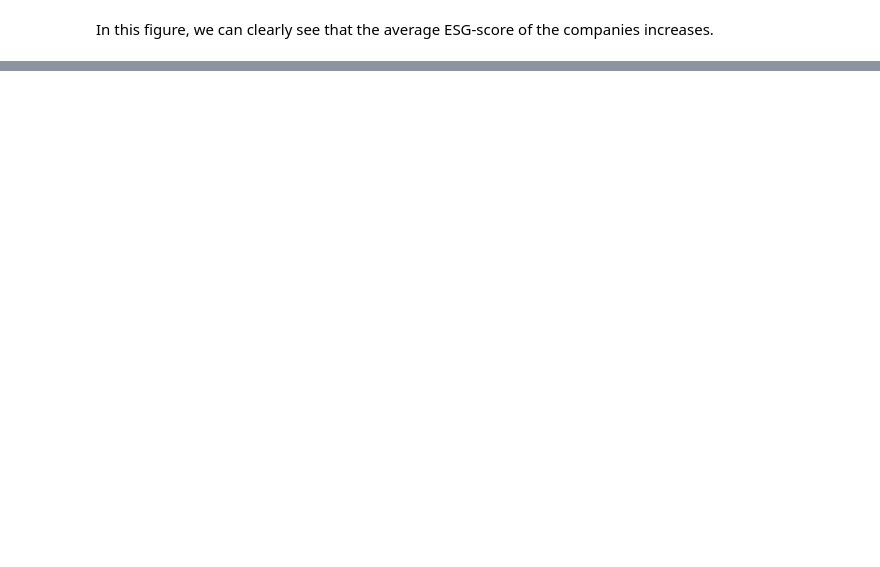
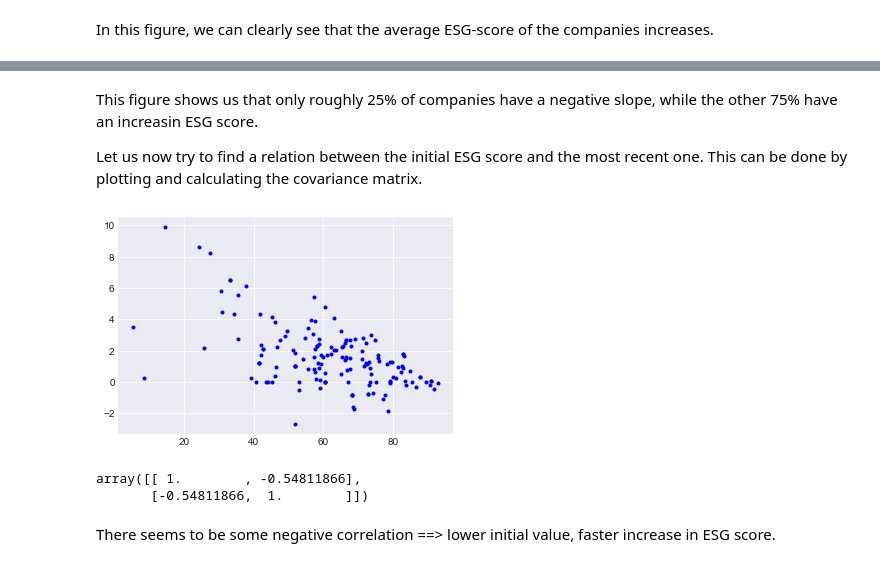
Before and after one commit to AukeVanSighem/ECB-Bond-Purchases, a Jupyter notebook: DataAnalysis.ipynb, the cells around one changed output, grey strips where cells are left out. Drawn from its saved outputs; the diff is of its cells as text; code cells hidden in the pictures; blank space fills up the shorter version.

```diff
--- a/DataAnalysis.ipynb
+++ b/DataAnalysis.ipynb
@@ -406,0 +440,19 @@ In this figure, we can clearly see that the average ESG-score of the companies i
+# %% [markdown]
+This figure shows us that only roughly 25% of companies have a negative slope, while the other 75% have an increasin ESG score.
+
+Let us now try to find a relation between the initial ESG score and the most recent one. This can be done by plotting and calculating the covariance matrix.
+# %%
+plt.figure()
+
+plt.plot(list_of_intercepts,list_of_coef, 'b.')
+
+plt.show()
+# %% [output]
+[figure, added]
+# %%
+np.corrcoef(list_of_coef, list_of_intercepts)
+# %% [output]
+array([[ 1.        , -0.54811866],
+       [-0.54811866,  1.        ]])
+# %% [markdown]
+There seems to be some negative correlation ==> lower initial value, faster increase in ESG score.
```
Also changed, not shown: parts of 10 cells of this notebook.
